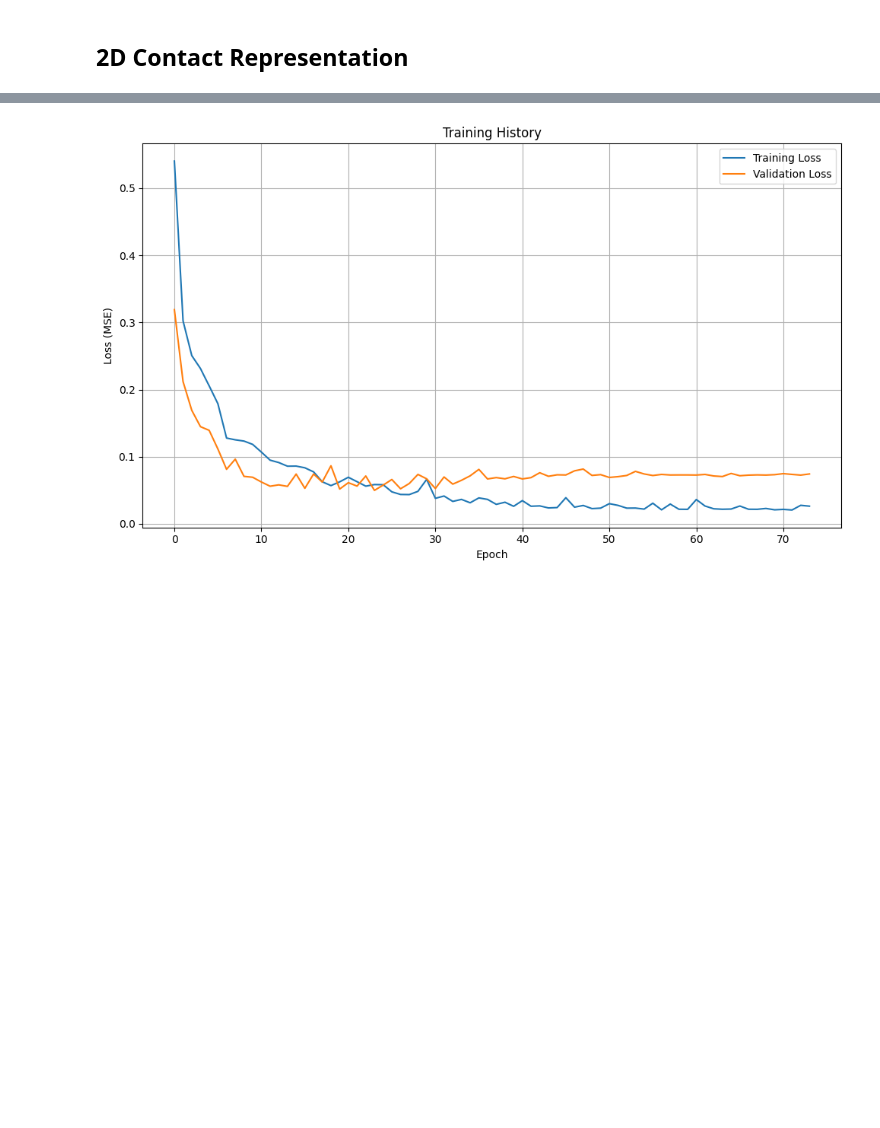
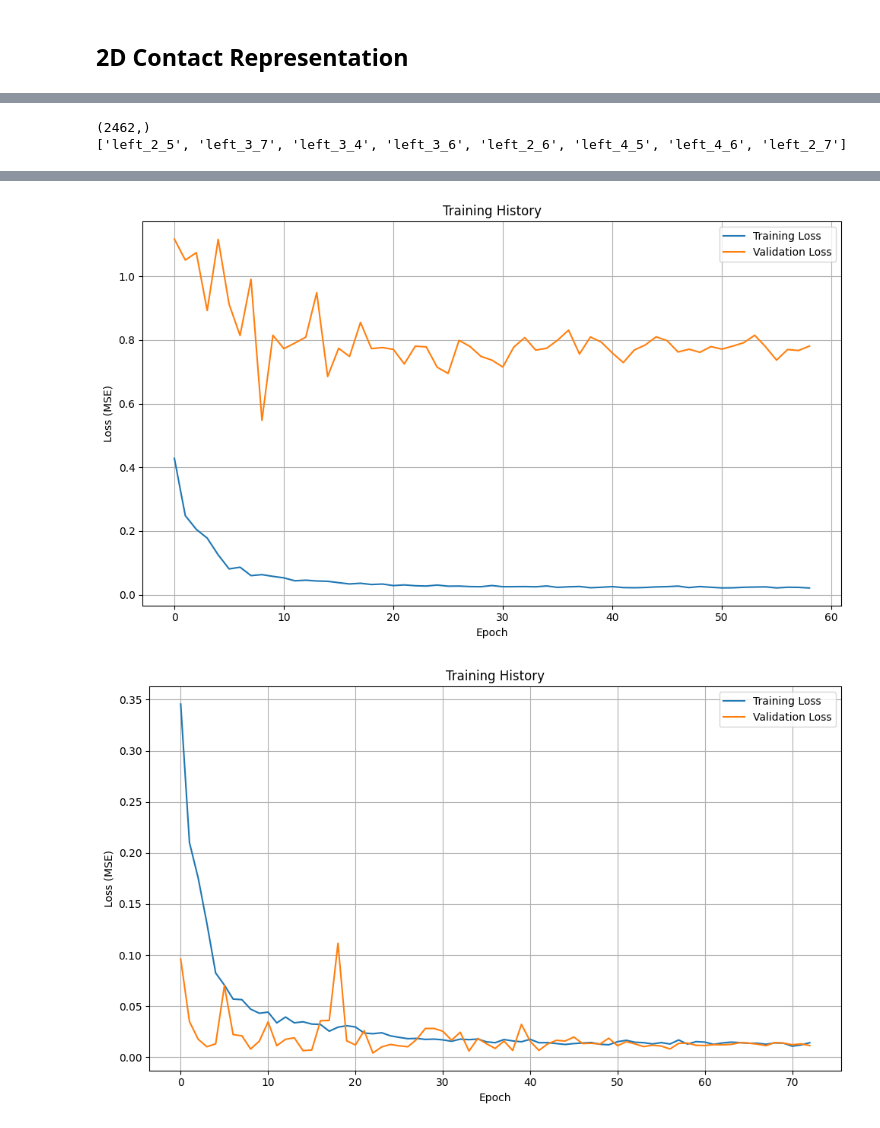
Before and after one commit to Jskacines/strain_learning, a Jupyter notebook: vicon_CNN.ipynb, the cells around one changed output, grey strips where cells are left out. Drawn from its saved outputs; the diff is of its cells as text; code cells hidden in the pictures; blank space fills up the shorter version.

Commit message:
second iteration with CV splits

```diff
--- a/vicon_CNN.ipynb
+++ b/vicon_CNN.ipynb
@@ -44,11 +44,14 @@ Unique Test ID: left_3_6 : Included in test sets
 df_list = []
 for file_name in data_files:
     file_prefix = file_name.split("_integrated")[0]
-    file = os.path.join(data_path, file_name)
-    print(file_name)
-    temp_df = pd.read_csv(file)
-    temp_df.insert(0,"test_id",file_prefix)
-    df_list.append(temp_df)
+    if file_prefix in excluded_test_ids:
+        pass
+    else:
+        file = os.path.join(data_path, file_name)
+        print(file_name)
+        temp_df = pd.read_csv(file)
+        temp_df.insert(0,"test_id",file_prefix)
+        df_list.append(temp_df)
 data_raw = pd.concat(df_list)
 display(data_raw)
 display(data_raw.dtypes)
@@ -374,6 +378,9 @@ xdata = cutoff_strain
 ydata = np.zeros((len(cutoff_strain),max(data["contact_n"]) + 1))
 ydata[np.arange(len(cutoff_strain)), data["contact_n"]] = data["Force_gauge (N)"]
 display(pd.DataFrame(ydata))
+# Seperate validation indexes
+val_idxs = np.where(data["test_id"].values == "left_2_5")[0]
+train_idxs = np.where(data["test_id"].values != "left_2_5")[0]
 # %% [output]
 |  | 0 | 1 | 2 | 3 | 4 | 5 | 6 | 7 |
 | 0 | 0.0 | 0.0 | 0.0 | 0.0 | 0.0 | 0.0 | 0.00 | 0.0 |
@@ -391,17 +398,39 @@ display(pd.DataFrame(ydata))
+# %%
+print(cv_split_array.shape)
+print(test_id_names)
+# %% [output]
+(2462,)
+['left_2_5', 'left_3_7', 'left_3_4', 'left_3_6', 'left_2_6', 'left_4_5', 'left_4_6', 'left_2_7']
 # %%
 from strainCNN import train_model, predict, plot_training_history
 import torch
+model_dict = dict()
+history_dict = dict()
+dataset_dict = dict()
+fig_dict = dict()
+for i, id in enumerate(test_id_names):
 
-model, history, dataset = train_model(
-    xdata,
-    ydata,
-    epochs=100,           # Maximum number of epochs
-    batch_size=32,        # Batch size
-    learning_rate=0.001,  # Learning rate
-    val_split=0.2,        # 20% validation split
-    patience=50           # Early stopping patience
-)
+    print()
+    print(f"Training with {id} holdout")
+    print()
 
-fig = plot_training_history(history)
-display(fig)
+    train_idxs = np.where(cv_split_array != i)[0]
+    test_idxs = np.where(cv_split_array == i)[0]
+
+    model, history, dataset = train_model(
+        xdata,
+        ydata,
+        train_idxs,
+        val_idxs,
+        epochs=100,           # Maximum number of epochs
+        batch_size=62,        # Batch size
+        learning_rate=0.0005,  # Learning rate
+        val_split=0.2,        # 20% validation split
+        patience=50           # Early stopping patience
+    )
+
+    model_dict[id] = model
+    history_dict[id] = history
+    dataset_dict[id] = dataset
+    fig_dict[id] = plot_training_history(history)
 # %% [output]
@@ -424 +454,2 @@ Best validation loss: 0.049882
-[figure, old version]
+[figure, new version]
+[figure, added]
```
Also changed, not shown: parts of 11 cells of this notebook, 1 other file.
